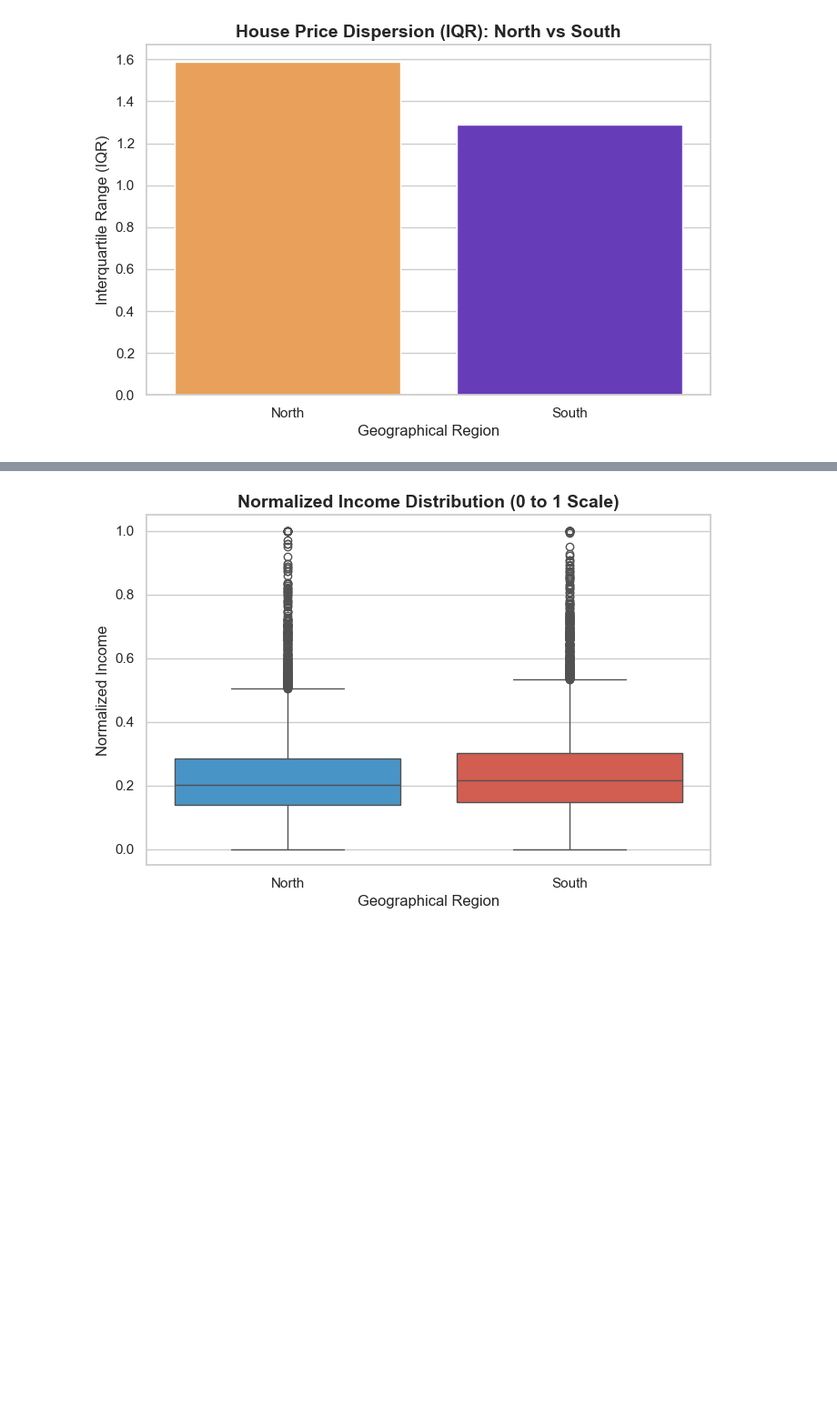
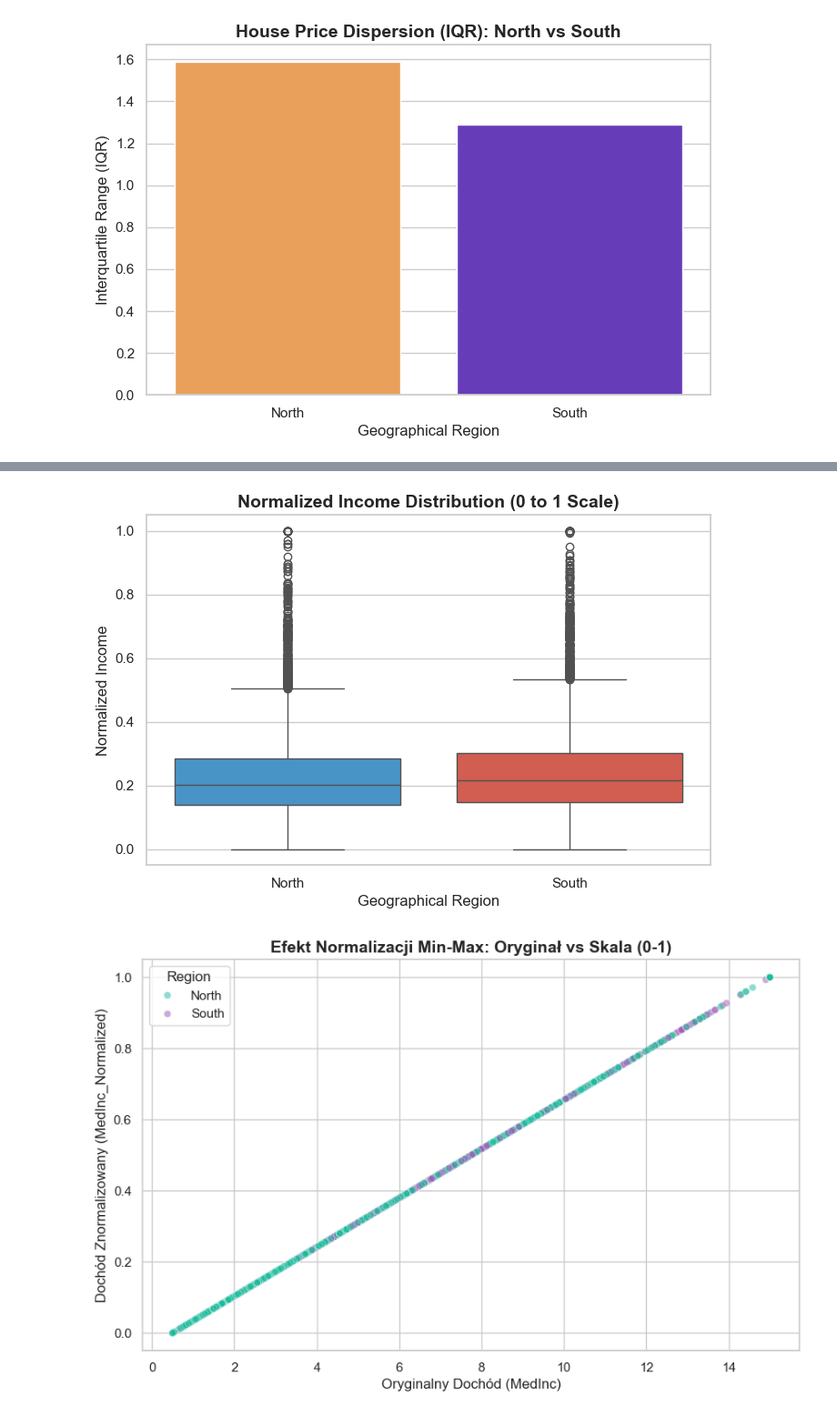
Before and after one commit to MartaGaluszka/kurs-datascience, a Jupyter notebook: lekcja12.ipynb, the cells around one changed output, grey strips where cells are left out. Shown at 91% size. Drawn from its saved outputs; the diff is of its cells as text; code cells hidden in the pictures; blank space fills up the shorter version.

```diff
--- a/lekcja12.ipynb
+++ b/lekcja12.ipynb
@@ -615,13 +614,16 @@ verification = df_housing.groupby('Region')['MedInc_Normalized'].agg(['min', 'ma
 print("--- Normalization Verification ---")
 print(verification)
 
+print("\n--- Preview of the first 10 houses---")
+print(df_housing[['Region', 'MedInc', 'MedInc_Normalized']].head(10))
+
+
 import matplotlib.pyplot as plt
 import seaborn as sns
 
 plt.figure(figsize=(8, 5))
 sns.set_theme(style="whitegrid")
 
-# Boxplot is the best tool to verify Min-Max scaling visually
 sns.boxplot(
     x='Region',
     y='MedInc_Normalized',
@@ -636,6 +638,26 @@ plt.xlabel('Geographical Region', fontsize=12)
 plt.ylabel('Normalized Income', fontsize=12)
 
 plt.show()
+
+
+
+sns.set_theme(style="whitegrid")
+plt.figure(figsize=(10, 6))
+
+sns.scatterplot(
+    x='MedInc',
+    y='MedInc_Normalized',
+    hue='Region',
+    data=df_housing,
+    alpha=0.5,
+    palette=['#1abc9c', '#9b59b6']
+)
+
+plt.title('Efekt Normalizacji Min-Max: Oryginał vs Skala (0-1)', fontsize=14, fontweight='bold')
+plt.xlabel('Oryginalny Dochód (MedInc)', fontsize=12)
+plt.ylabel('Dochód Znormalizowany (MedInc_Normalized)', fontsize=12)
+
+plt.show()
 # %% [output]
 --- Normalization Verification ---
         min  max
@@ -645 +680,2 @@ South   0.0  1.0
 [figure]
+[figure, added]
```
Also changed, not shown: parts of 2 cells of this notebook.
